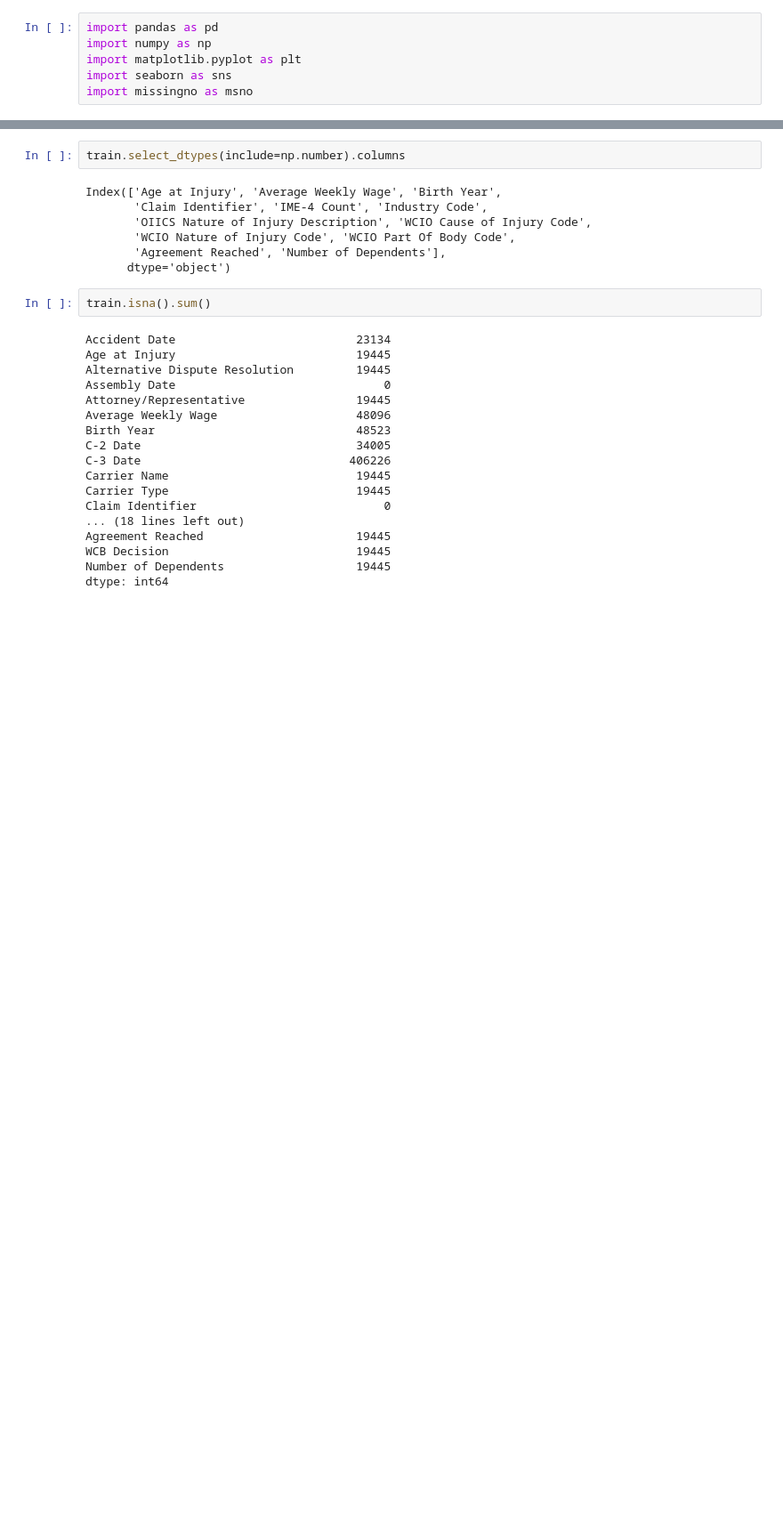
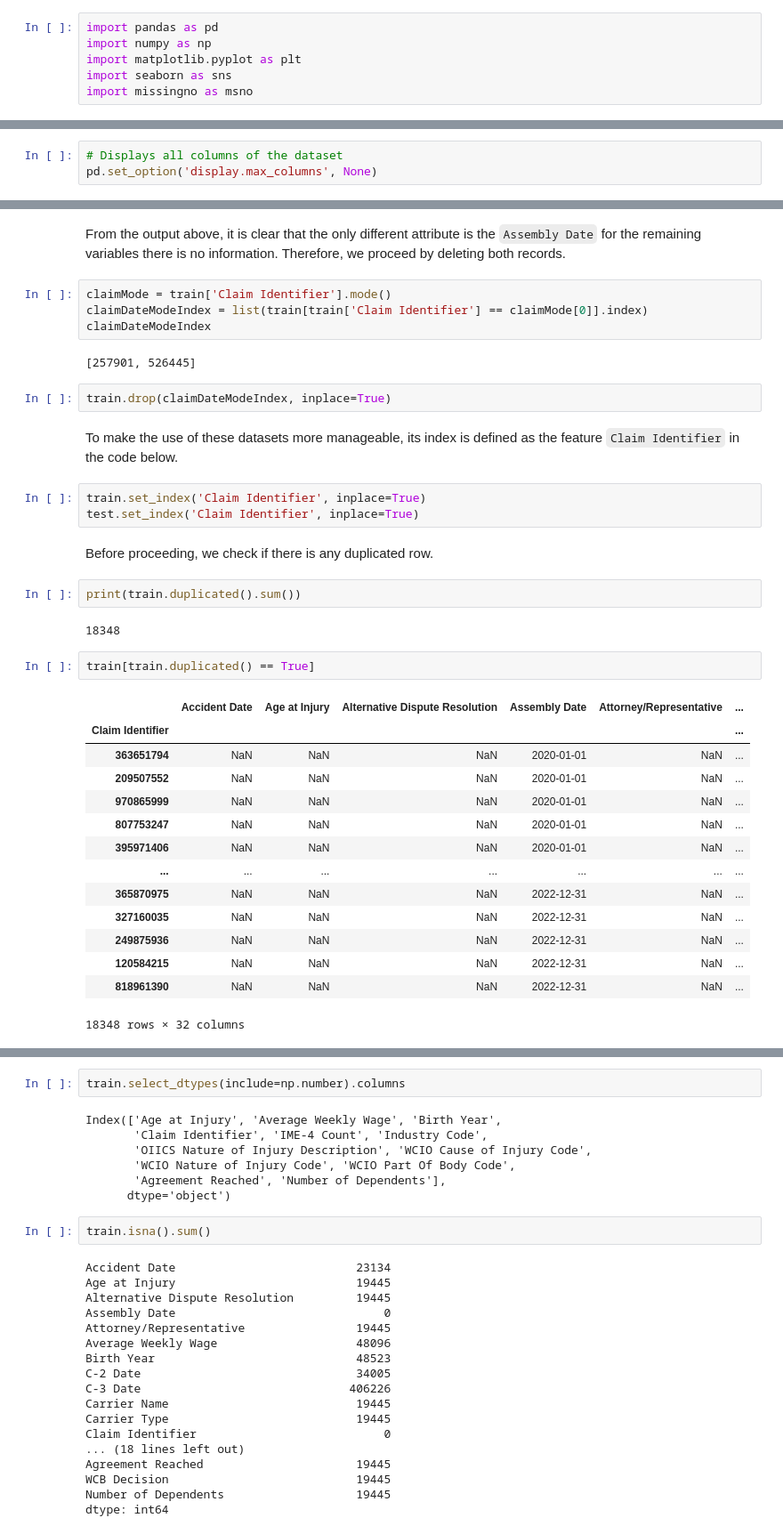
Before and after one commit to LeonardoDiCaterina/Machine_Learning_G19, a Jupyter notebook: Notebooks/Data_Pre-processing.ipynb, the cells around one changed output, grey strips where cells are left out. Shown at 89% size. Saved outputs shown, nothing was run; the diff lists cells and outputs as text; blank space fills up the shorter version.

```diff
--- a/Notebooks/Data_Pre-processing.ipynb
+++ b/Notebooks/Data_Pre-processing.ipynb
@@ -9,3 +27,6 @@ import missingno as msno
+# %%
+# Displays all columns of the dataset
+pd.set_option('display.max_columns', None)
 # %%
 train = pd.read_csv('/Users/mariananeto/Downloads/project_data/train_data.csv')
 test = pd.read_csv('/Users/mariananeto/Downloads/project_data/test_data.csv')
@@ -36,0 +87,38 @@ Index(['Accident Date', 'Age at Injury', 'Alternative Dispute Resolution',
+# %% [markdown]
+From the output above, it is clear that the only different attribute is the `Assembly Date` for the remaining variables there is no information. Therefore, we proceed by deleting both records.
+# %%
+claimMode = train['Claim Identifier'].mode()
+claimDateModeIndex = list(train[train['Claim Identifier'] == claimMode[0]].index)
+claimDateModeIndex
+# %% [output]
+[257901, 526445]
+# %%
+train.drop(claimDateModeIndex, inplace=True)
+# %% [markdown]
+To make the use of these datasets more manageable, its index is defined as the feature `Claim Identifier` in the code below.
+# %%
+train.set_index('Claim Identifier', inplace=True)
+test.set_index('Claim Identifier', inplace=True)
+# %% [markdown]
+Before proceeding, we check if there is any duplicated row.
+# %%
+print(train.duplicated().sum())
+# %% [output]
+18348
+# %%
+train[train.duplicated() == True]
+# %% [output]
+|  | Accident Date | Age at Injury | Alternative Dispute Resolution | Assembly Date | Attorney/Representative | ... |
+| Claim Identifier |  |  |  |  |  | ... |
+| 363651794 | NaN | NaN | NaN | 2020-01-01 | NaN | ... |
+| 209507552 | NaN | NaN | NaN | 2020-01-01 | NaN | ... |
+| 970865999 | NaN | NaN | NaN | 2020-01-01 | NaN | ... |
+| 807753247 | NaN | NaN | NaN | 2020-01-01 | NaN | ... |
+| 395971406 | NaN | NaN | NaN | 2020-01-01 | NaN | ... |
+| ... | ... | ... | ... | ... | ... | ... |
+| 365870975 | NaN | NaN | NaN | 2022-12-31 | NaN | ... |
+| 327160035 | NaN | NaN | NaN | 2022-12-31 | NaN | ... |
+| 249875936 | NaN | NaN | NaN | 2022-12-31 | NaN | ... |
+| 120584215 | NaN | NaN | NaN | 2022-12-31 | NaN | ... |
+| 818961390 | NaN | NaN | NaN | 2022-12-31 | NaN | ... |
+18348 rows × 32 columns
```
Also changed, not shown: parts of 45 cells of this notebook.
